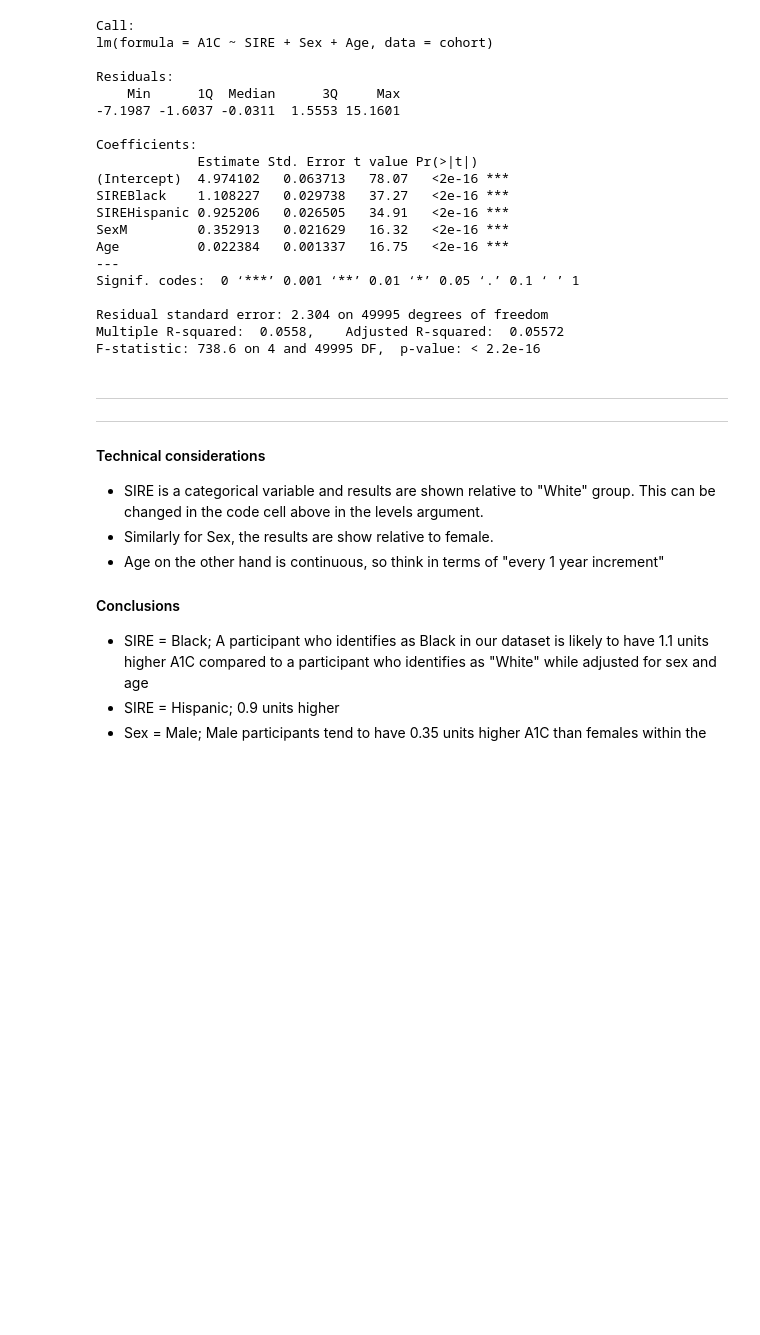
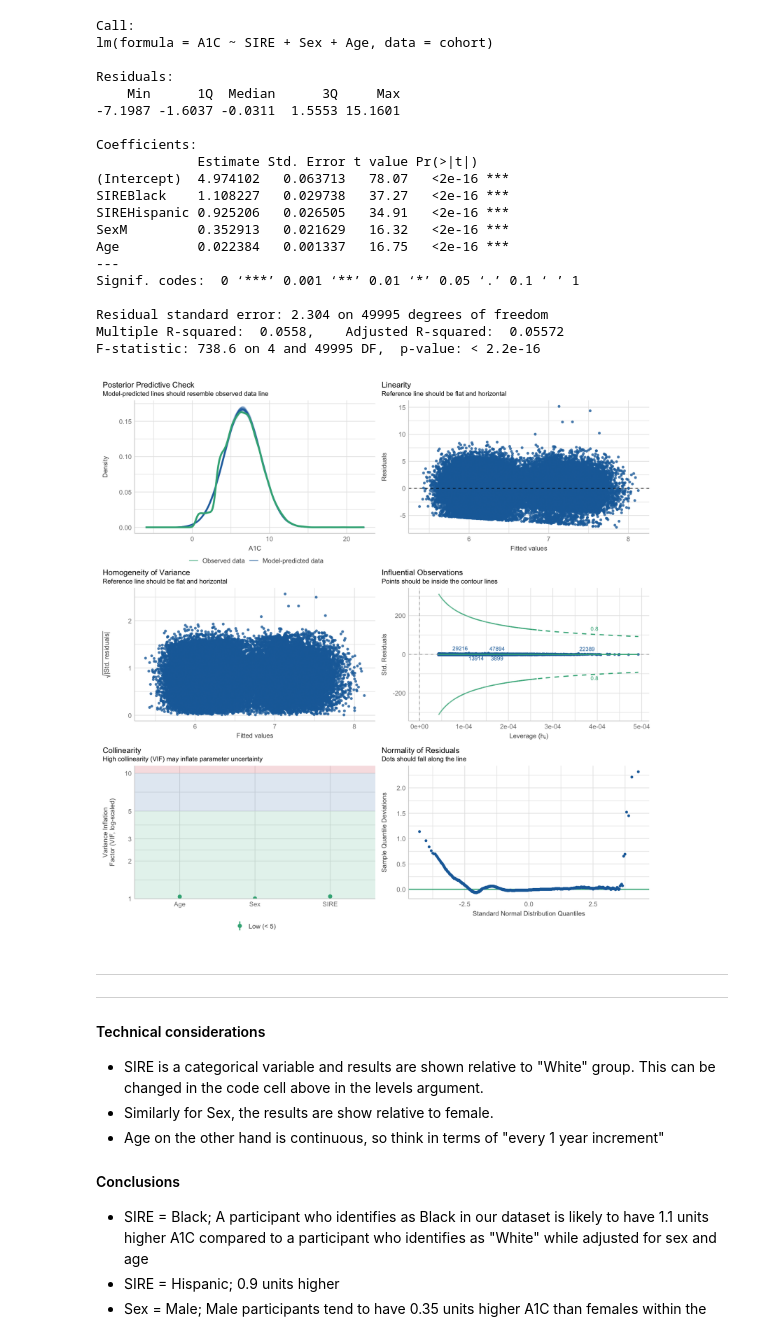
Before and after one commit to healthdisparities/SISG2024-Module4, a Jupyter notebook: Notebooks/Module4-Session4.ipynb, the cells around one changed output. Cells and saved outputs as stored; diff of their text form; code cells hidden in the pictures; blank space fills up the shorter version.

Commit message:
Added assumption checks for the a1c model

```diff
--- a/Notebooks/Module4-Session4.ipynb
+++ b/Notebooks/Module4-Session4.ipynb
@@ -336,6 +337,10 @@ Signif. codes:  0 ‘***’ 0.001 ‘**’ 0.01 ‘*’ 0.05 ‘.’ 0.1 ‘ ’
 Residual standard error: 2.304 on 49995 degrees of freedom
 Multiple R-squared:  0.0558,    Adjusted R-squared:  0.05572
 F-statistic: 738.6 on 4 and 49995 DF,  p-value: < 2.2e-16
+# %%
+check_model(mod)
+# %% [output]
+[figure, added]
 # %% [markdown]
 ---
 ---
```
Also changed, not shown: parts of 3 cells of this notebook.
